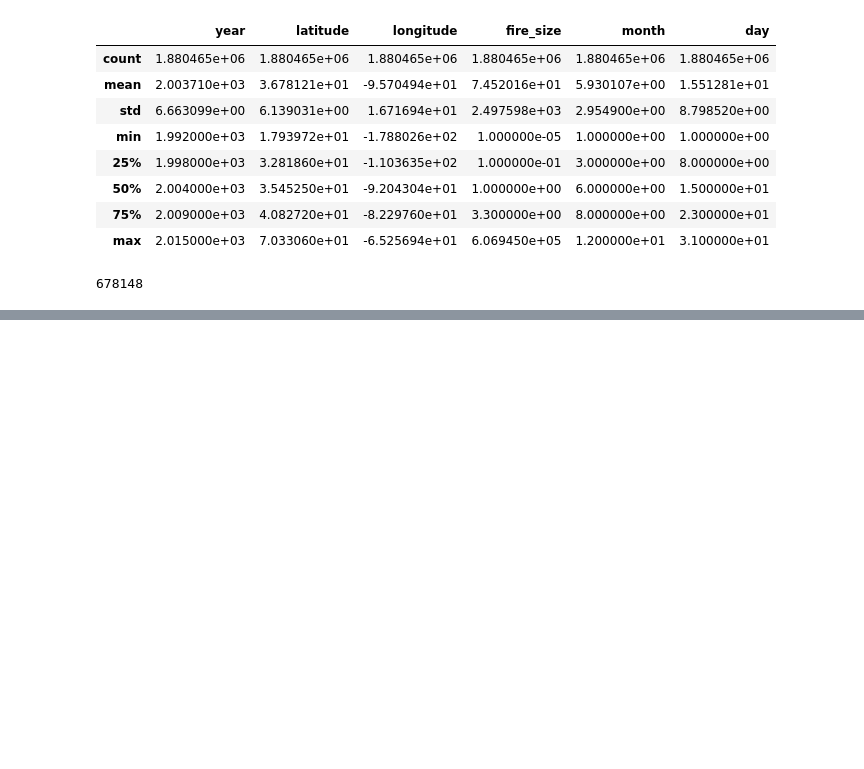
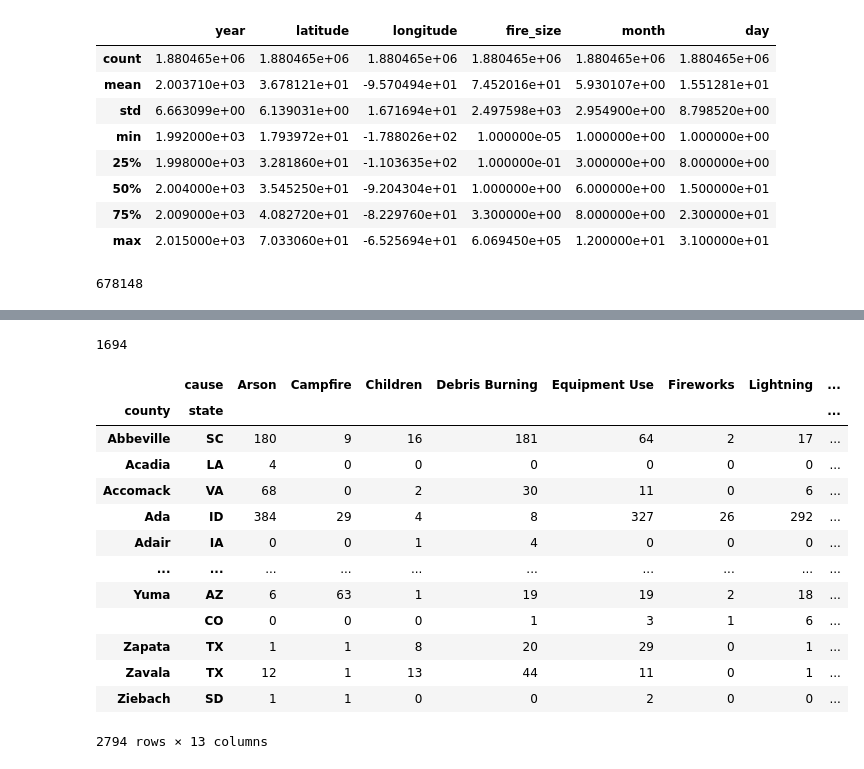
Before and after one commit to xaviercslung/Wildfire-Analysis, a Jupyter notebook: wildfire_pui_final.ipynb, the cells around one changed output, grey strips where cells are left out. Drawn from its saved outputs; the diff is of its cells as text; code cells hidden in the pictures; blank space fills up the shorter version.

```diff
--- a/wildfire_pui_final.ipynb
+++ b/wildfire_pui_final.ipynb
@@ -104,5 +136,5 @@ fire_map.head()
 | 3 | 2 | 4 | 27 | 00662849 | 27 | MN | Minnesota | 00 | G4000 | A | 206230065476 | ... |
 | 4 | 3 | 5 | 24 | 01714934 | 24 | MD | Maryland | 00 | G4000 | A | 25151726296 | ... |
 # %%
-wf=wf[wf['year'] == 2015]
+# wf=wf[wf['year'] == 2015]
 # %%
@@ -132,0 +162,6 @@ geo_df.plot(ax=ax,markersize = 0.1, color='red',marker='o')
+# %%
+wf_causes = wf.copy()
+# %%
+wf_causes = wf_causes[['county','cause','state']].groupby(['county','cause','state']).size().reset_index()
+wf_causes.rename(columns={0:'count'},inplace=True)
+wf_causes
@@ -132,0 +182,23 @@ geo_df.plot(ax=ax,markersize = 0.1, color='red',marker='o')
+# %%
+len(wf_causes.county.unique())
+# %% [output]
+1694
+# %%
+wf_causes=pd.pivot_table(wf_causes,index=['county','state'],columns='cause',values='count',fill_value=0)
+# %%
+wf_causes
+# %% [output]
+|  | cause | Arson | Campfire | Children | Debris Burning | Equipment Use | Fireworks | Lightning | ... |
+| county | state |  |  |  |  |  |  |  | ... |
+| Abbeville | SC | 180 | 9 | 16 | 181 | 64 | 2 | 17 | ... |
+| Acadia | LA | 4 | 0 | 0 | 0 | 0 | 0 | 0 | ... |
+| Accomack | VA | 68 | 0 | 2 | 30 | 11 | 0 | 6 | ... |
+| Ada | ID | 384 | 29 | 4 | 8 | 327 | 26 | 292 | ... |
+| Adair | IA | 0 | 0 | 1 | 4 | 0 | 0 | 0 | ... |
+| ... | ... | ... | ... | ... | ... | ... | ... | ... | ... |
+| Yuma | AZ | 6 | 63 | 1 | 19 | 19 | 2 | 18 | ... |
+|  | CO | 0 | 0 | 0 | 1 | 3 | 1 | 6 | ... |
+| Zapata | TX | 1 | 1 | 8 | 20 | 29 | 0 | 1 | ... |
+| Zavala | TX | 12 | 1 | 13 | 44 | 11 | 0 | 1 | ... |
+| Ziebach | SD | 1 | 1 | 0 | 0 | 2 | 0 | 0 | ... |
+2794 rows × 13 columns
```
Also changed, not shown: parts of 33 cells of this notebook.
